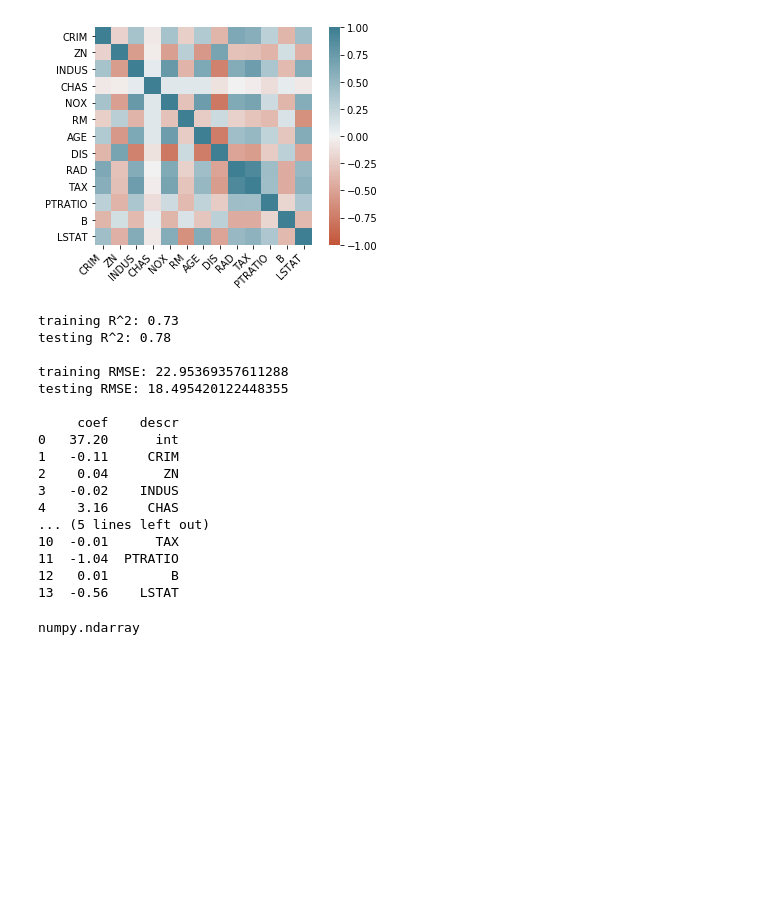
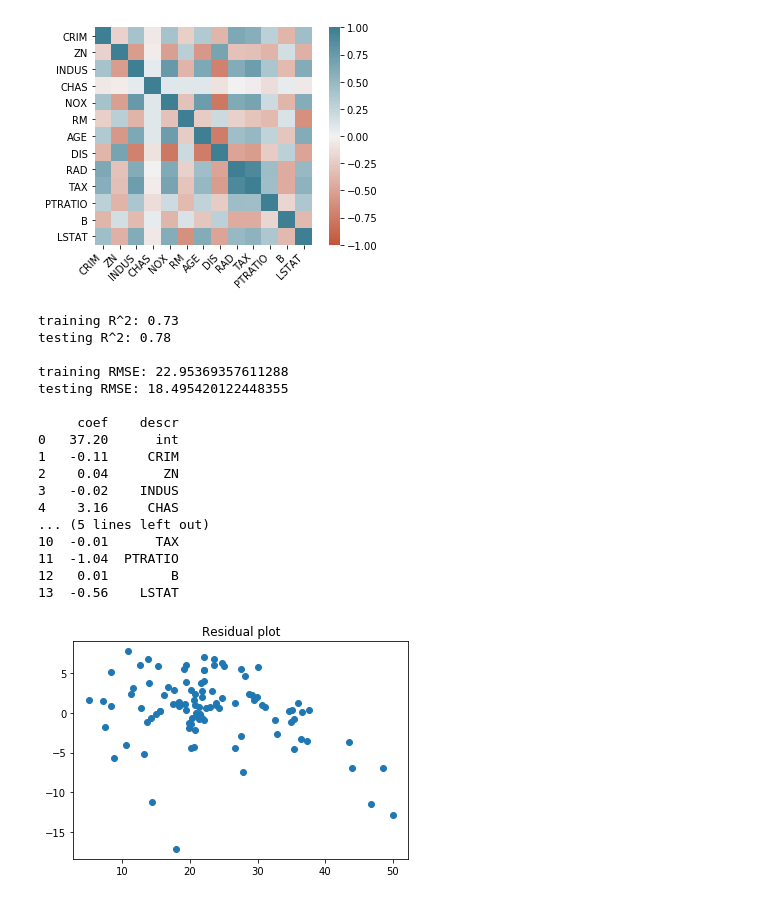
Before and after one commit to joebuckley24/shapley-boston, a Jupyter notebook: shap2.ipynb, the cells around one changed output. Drawn from its saved outputs; the diff is of its cells as text; code cells hidden in the pictures; blank space fills up the shorter version.

```diff
--- a/shap2.ipynb
+++ b/shap2.ipynb
@@ -147,32 +149,33 @@ labels = ax.set_xticklabels(
 # %%
 X_train, X_test, y_train, y_test = train_test_split(X, y, test_size=0.2, random_state=2)
 reg = LinearRegression().fit(X_train, y_train)
 print('training R^2: {:.2f}'.format(reg.score(X_train, y_train)))
 print('testing R^2: {:.2f}\n'.format(reg.score(X_test, y_test)))
 print('training RMSE: {}'.format(mean_squared_error(y_train, reg.predict(X_train))))
 print('testing RMSE: {}\n'.format(mean_squared_error(y_test, reg.predict(X_test))))
 with pd.option_context('display.float_format', '{:.2f}'.format):
     print(pd.DataFrame({
         'coef': np.insert(reg.coef_, 0, reg.intercept_),
         'descr': np.insert(X_DF.columns, 0, 'int')
     }))
-type(reg.coef_)
+plt.scatter(y_test, reg.predict(X_test) - y_test)
+plt.title("Residual plot");
 # %% [output]
 training R^2: 0.73
 testing R^2: 0.78
 
 training RMSE: 22.95369357611288
 testing RMSE: 18.495420122448355
 
      coef    descr
 0   37.20      int
 1   -0.11     CRIM
 2    0.04       ZN
 3   -0.02    INDUS
 4    3.16     CHAS
 ... (5 lines left out)
 10  -0.01      TAX
 11  -1.04  PTRATIO
 12   0.01        B
 13  -0.56    LSTAT
-numpy.ndarray
+[figure, added]
```
Also changed, not shown: parts of 8 cells of this notebook.
